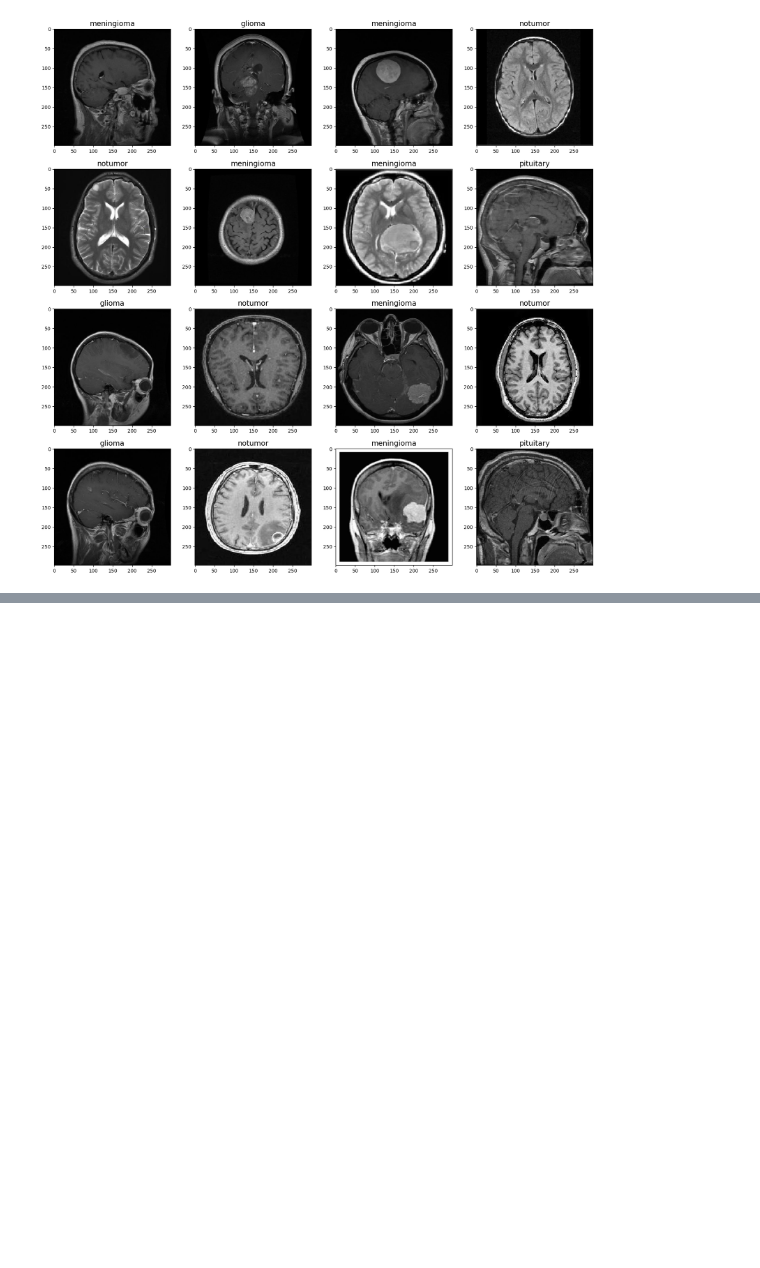
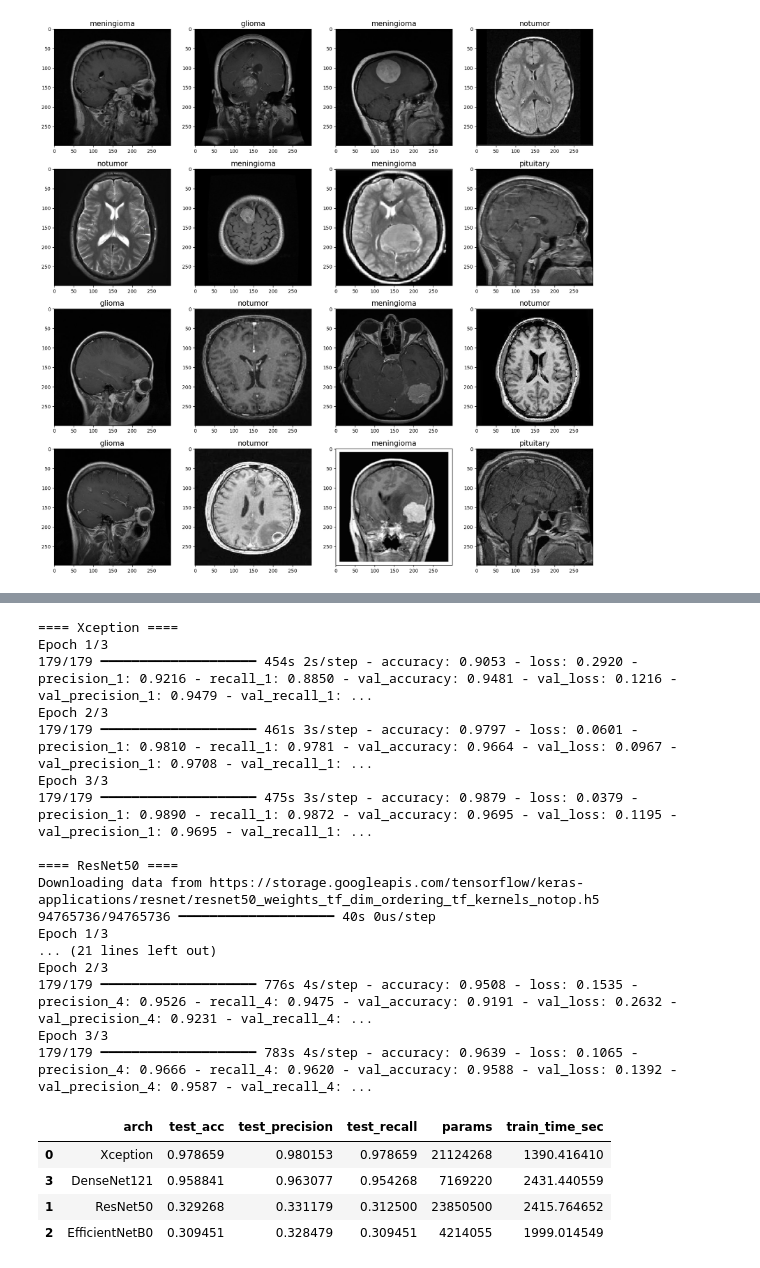
Before and after one commit to tarikdemir74/pattern_recog, a Jupyter notebook: brain_tumor.ipynb, the cells around one changed output, grey strips where cells are left out. Cells and saved outputs as stored; diff of their text form; code cells hidden in the pictures; blank space fills up the shorter version.

```diff
--- a/brain_tumor.ipynb
+++ b/brain_tumor.ipynb
@@ -210,0 +311,50 @@ You must install pydot (`pip install pydot`) for `plot_model` to work.
+# %%
+import time
+
+archs = ["Xception", "ResNet50", "EfficientNetB0", "DenseNet121"]
+results = []
+
+for arch in archs:
+    print("\n====", arch, "====")
+    m = build_model(arch, img_shape=(299,299,3), n_classes=len(classes))
+
+    t0 = time.time()
+    m.fit(tr_gen, epochs=3, validation_data=valid_gen, verbose=1)  # epoch=3 is enough for comparison
+    train_time = time.time() - t0
+
+    loss, acc, prec, rec = m.evaluate(ts_gen, verbose=0)
+    params = m.count_params()
+
+    results.append({
+        "arch": arch,
+        "test_acc": acc,
+        "test_precision": prec,
+        "test_recall": rec,
+        "params": params,
+        "train_time_sec": train_time
+    })
+
+pd.DataFrame(results).sort_values("test_acc", ascending=False)
+# %% [output]
+==== Xception ====
+Epoch 1/3
+179/179 ━━━━━━━━━━━━━━━━━━━━ 454s 2s/step - accuracy: 0.9053 - loss: 0.2920 - precision_1: 0.9216 - recall_1: 0.8850 - val_accuracy: 0.9481 - val_loss: 0.1216 - val_precision_1: 0.9479 - val_recall_1: ...
+Epoch 2/3
+179/179 ━━━━━━━━━━━━━━━━━━━━ 461s 3s/step - accuracy: 0.9797 - loss: 0.0601 - precision_1: 0.9810 - recall_1: 0.9781 - val_accuracy: 0.9664 - val_loss: 0.0967 - val_precision_1: 0.9708 - val_recall_1: ...
+Epoch 3/3
+179/179 ━━━━━━━━━━━━━━━━━━━━ 475s 3s/step - accuracy: 0.9879 - loss: 0.0379 - precision_1: 0.9890 - recall_1: 0.9872 - val_accuracy: 0.9695 - val_loss: 0.1195 - val_precision_1: 0.9695 - val_recall_1: ...
+
+==== ResNet50 ====
+Downloading data from https://storage.googleapis.com/tensorflow/keras-applications/resnet/resnet50_weights_tf_dim_ordering_tf_kernels_notop.h5
+94765736/94765736 ━━━━━━━━━━━━━━━━━━━━ 40s 0us/step
+Epoch 1/3
+... (21 lines left out)
+Epoch 2/3
+179/179 ━━━━━━━━━━━━━━━━━━━━ 776s 4s/step - accuracy: 0.9508 - loss: 0.1535 - precision_4: 0.9526 - recall_4: 0.9475 - val_accuracy: 0.9191 - val_loss: 0.2632 - val_precision_4: 0.9231 - val_recall_4: ...
+Epoch 3/3
+179/179 ━━━━━━━━━━━━━━━━━━━━ 783s 4s/step - accuracy: 0.9639 - loss: 0.1065 - precision_4: 0.9666 - recall_4: 0.9620 - val_accuracy: 0.9588 - val_loss: 0.1392 - val_precision_4: 0.9587 - val_recall_4: ...
+|  | arch | test_acc | test_precision | test_recall | params | train_time_sec |
+| 0 | Xception | 0.978659 | 0.980153 | 0.978659 | 21124268 | 1390.416410 |
+| 3 | DenseNet121 | 0.958841 | 0.963077 | 0.954268 | 7169220 | 2431.440559 |
+| 1 | ResNet50 | 0.329268 | 0.331179 | 0.312500 | 23850500 | 2415.764652 |
+| 2 | EfficientNetB0 | 0.309451 | 0.328479 | 0.309451 | 4214055 | 1999.014549 |
```
Also changed, not shown: parts of 16 cells of this notebook.
